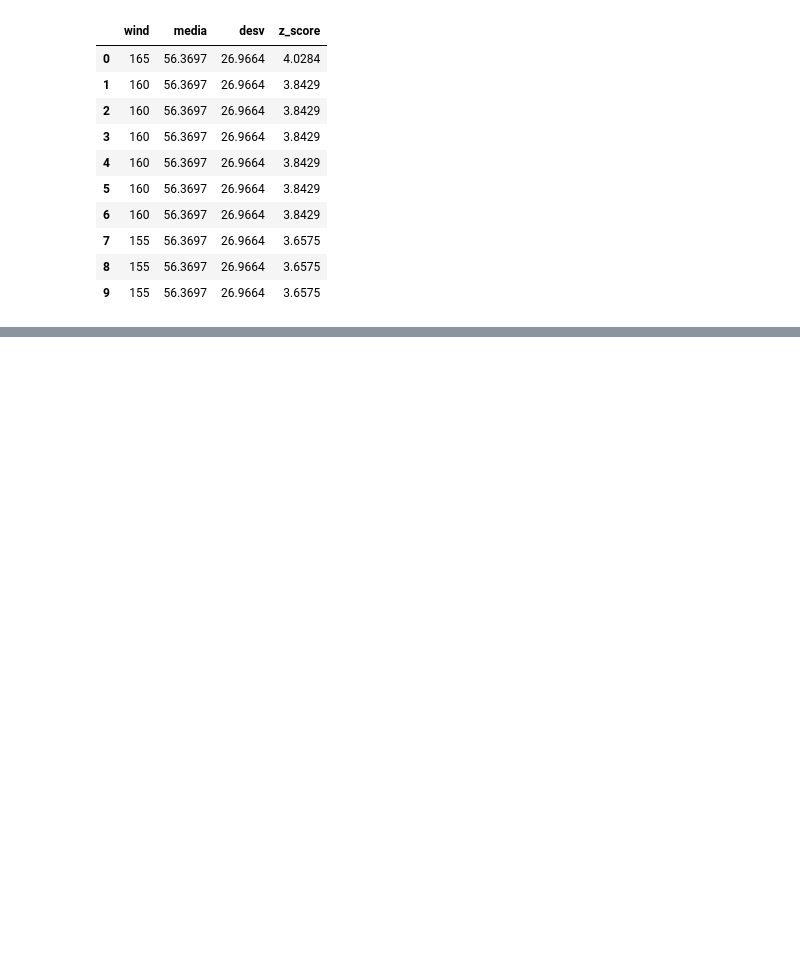
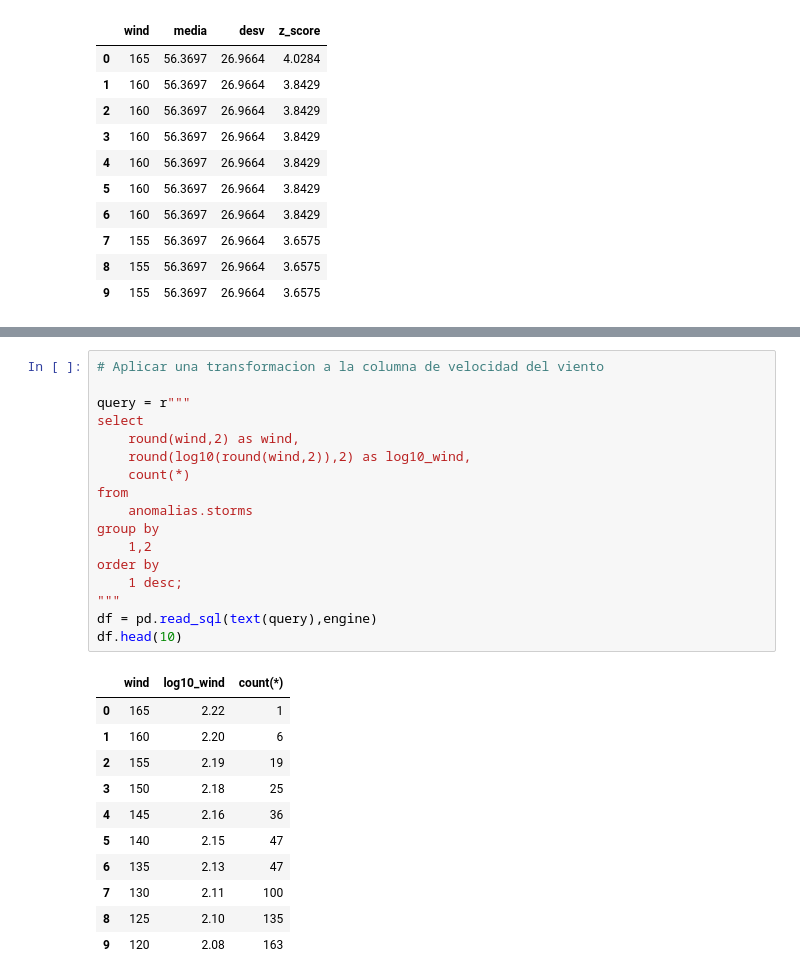
Before and after one commit to user14721068/SQL, a Jupyter notebook: 6.-Detección de Anomalías.ipynb, the cells around one changed output, grey strips where cells are left out. Saved outputs shown, nothing was run; the diff lists cells and outputs as text; blank space fills up the shorter version.

```diff
--- a/6.-Detección de Anomalías.ipynb
+++ b/6.-Detección de Anomalías.ipynb
@@ -359,0 +657,29 @@ df.head(10)
+# %%
+# Aplicar una transformacion a la columna de velocidad del viento
+
+query = r"""
+select
+    round(wind,2) as wind,
+    round(log10(round(wind,2)),2) as log10_wind,
+    count(*)
+from
+    anomalias.storms
+group by
+    1,2
+order by
+    1 desc;
+"""
+df = pd.read_sql(text(query),engine)
+df.head(10)
+# %% [output]
+|  | wind | log10_wind | count(*) |
+| 0 | 165 | 2.22 | 1 |
+| 1 | 160 | 2.20 | 6 |
+| 2 | 155 | 2.19 | 19 |
+| 3 | 150 | 2.18 | 25 |
+| 4 | 145 | 2.16 | 36 |
+| 5 | 140 | 2.15 | 47 |
+| 6 | 135 | 2.13 | 47 |
+| 7 | 130 | 2.11 | 100 |
+| 8 | 125 | 2.10 | 135 |
+| 9 | 120 | 2.08 | 163 |
```
Also changed, not shown: parts of 16 cells of this notebook, 1 other file.
